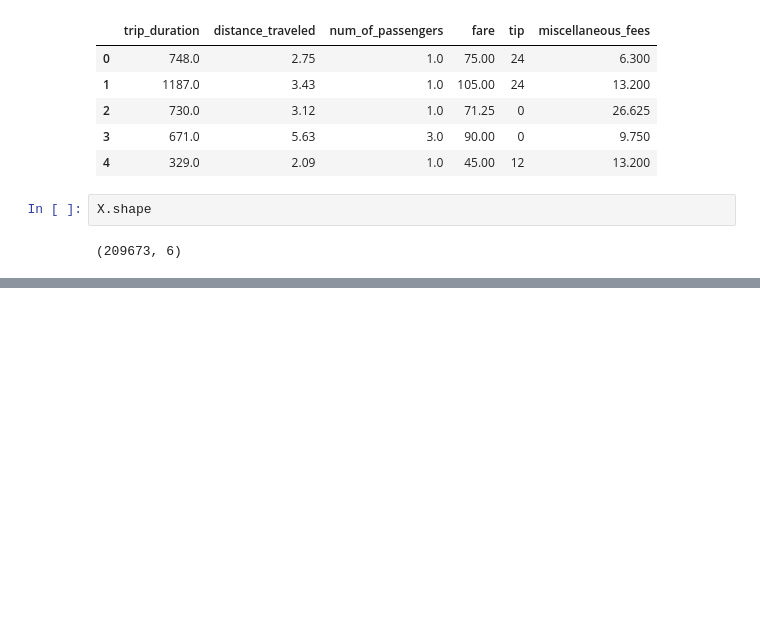
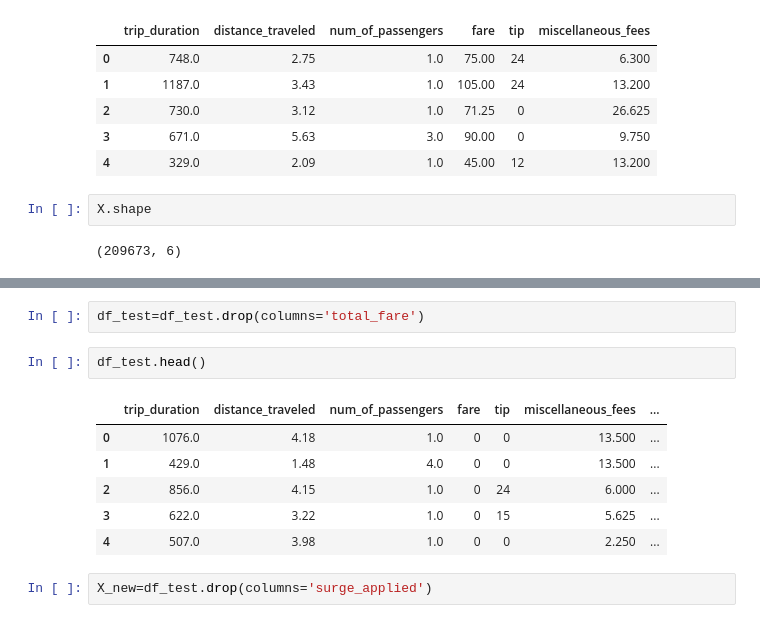
Before and after one commit to JorgeV20/Regression_Projects, a Jupyter notebook: Taxi_fare_project/taxi_fare.ipynb, the cells around one changed output, grey strips where cells are left out. Saved outputs shown, nothing was run; the diff lists cells and outputs as text; blank space fills up the shorter version.

```diff
--- a/Taxi_fare_project/taxi_fare.ipynb
+++ b/Taxi_fare_project/taxi_fare.ipynb
@@ -193,0 +246,13 @@ X.shape
+# %%
+df_test=df_test.drop(columns='total_fare')
+# %%
+df_test.head()
+# %% [output]
+|  | trip_duration | distance_traveled | num_of_passengers | fare | tip | miscellaneous_fees | ... |
+| 0 | 1076.0 | 4.18 | 1.0 | 0 | 0 | 13.500 | ... |
+| 1 | 429.0 | 1.48 | 4.0 | 0 | 0 | 13.500 | ... |
+| 2 | 856.0 | 4.15 | 1.0 | 0 | 24 | 6.000 | ... |
+| 3 | 622.0 | 3.22 | 1.0 | 0 | 15 | 5.625 | ... |
+| 4 | 507.0 | 3.98 | 1.0 | 0 | 0 | 2.250 | ... |
+# %%
+X_new=df_test.drop(columns='surge_applied')
```
Also changed, not shown: parts of 21 cells of this notebook.
